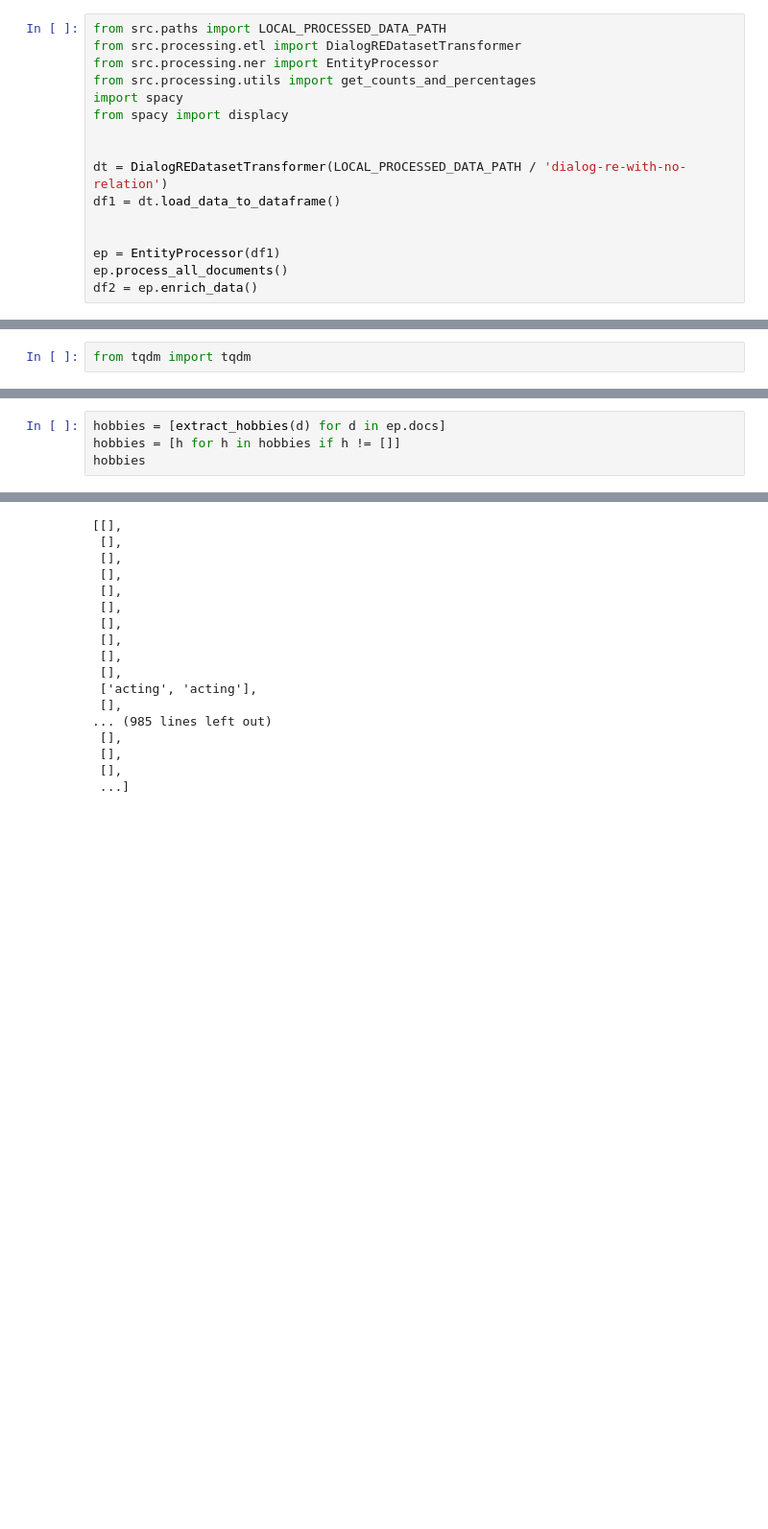
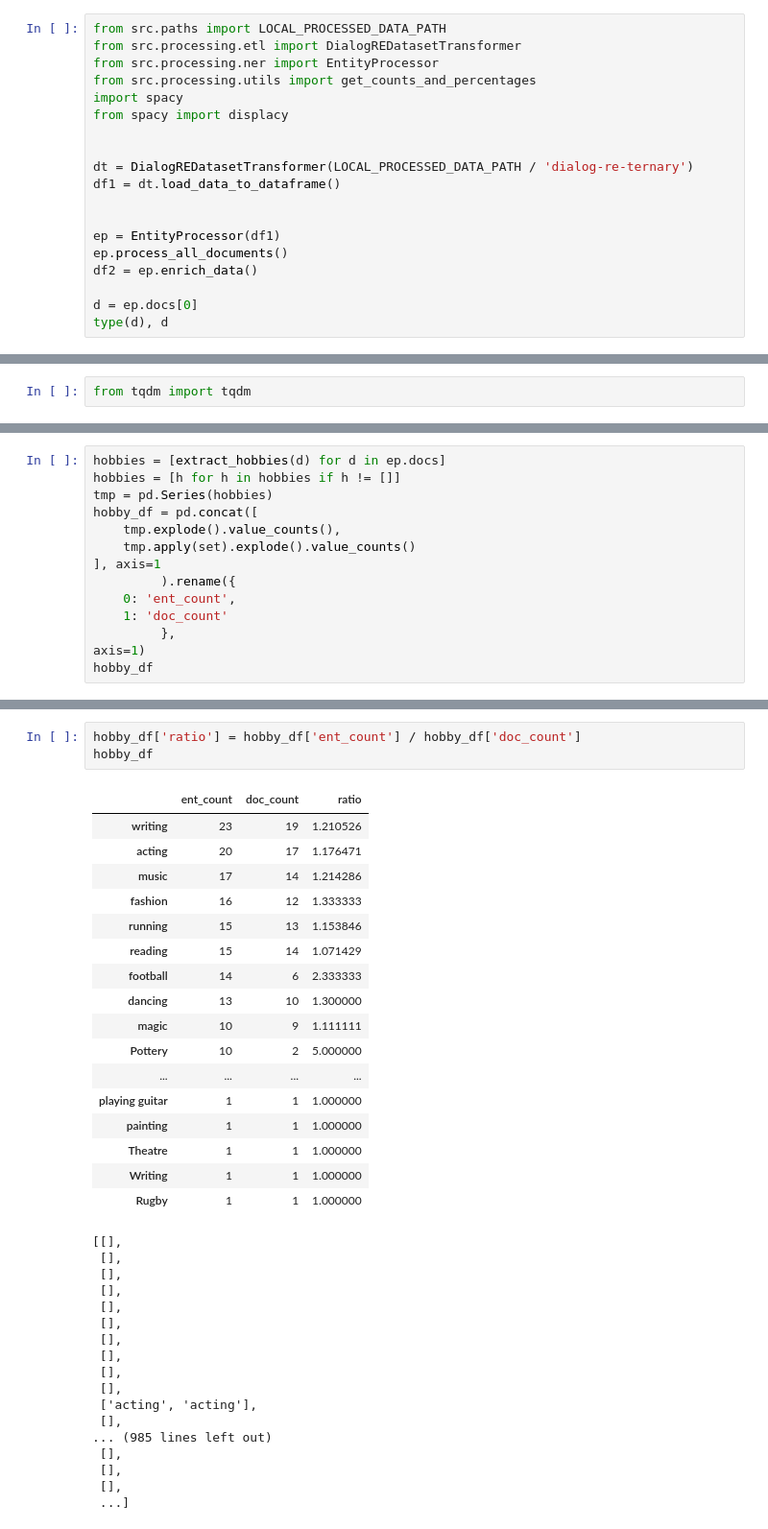
Before and after one commit to murilobellatini/RelNetCare, a Jupyter notebook: reports/create_features_identify_entity_distances.ipynb, the cells around one changed output, grey strips where cells are left out. Shown at 96% size. Saved outputs shown, nothing was run; the diff lists cells and outputs as text; blank space fills up the shorter version.

```diff
--- a/reports/create_features_identify_entity_distances.ipynb
+++ b/reports/create_features_identify_entity_distances.ipynb
@@ -7,10 +17,13 @@ import spacy
 from spacy import displacy
 
 
-dt = DialogREDatasetTransformer(LOCAL_PROCESSED_DATA_PATH / 'dialog-re-with-no-relation')
+dt = DialogREDatasetTransformer(LOCAL_PROCESSED_DATA_PATH / 'dialog-re-ternary')
 df1 = dt.load_data_to_dataframe()
 
 
 ep = EntityProcessor(df1)
 ep.process_all_documents()
 df2 = ep.enrich_data()
+
+d = ep.docs[0]
+type(d), d
@@ -247,5 +537,15 @@ from tqdm import tqdm
 # %%
 hobbies = [extract_hobbies(d) for d in ep.docs]
 hobbies = [h for h in hobbies if h != []]
-hobbies
+tmp = pd.Series(hobbies)
+hobby_df = pd.concat([
+    tmp.explode().value_counts(),
+    tmp.apply(set).explode().value_counts()
+], axis=1
+         ).rename({
+    0: 'ent_count',
+    1: 'doc_count'
+         },
+axis=1)
+hobby_df
 # %% [output]
@@ -269,3 +569,24 @@ hobbies
+# %%
+hobby_df['ratio'] = hobby_df['ent_count'] / hobby_df['doc_count']
+hobby_df
+# %% [output]
+|  | ent_count | doc_count | ratio |
+| writing | 23 | 19 | 1.210526 |
+| acting | 20 | 17 | 1.176471 |
+| music | 17 | 14 | 1.214286 |
+| fashion | 16 | 12 | 1.333333 |
+| running | 15 | 13 | 1.153846 |
+| reading | 15 | 14 | 1.071429 |
+| football | 14 | 6 | 2.333333 |
+| dancing | 13 | 10 | 1.300000 |
+| magic | 10 | 9 | 1.111111 |
+| Pottery | 10 | 2 | 5.000000 |
+| ... | ... | ... | ... |
+| playing guitar | 1 | 1 | 1.000000 |
+| painting | 1 | 1 | 1.000000 |
+| Theatre | 1 | 1 | 1.000000 |
+| Writing | 1 | 1 | 1.000000 |
+| Rugby | 1 | 1 | 1.000000 |
 # %%
 # %% [output]
 [[],
```
Also changed, not shown: parts of 22 cells of this notebook, 2 other files.
